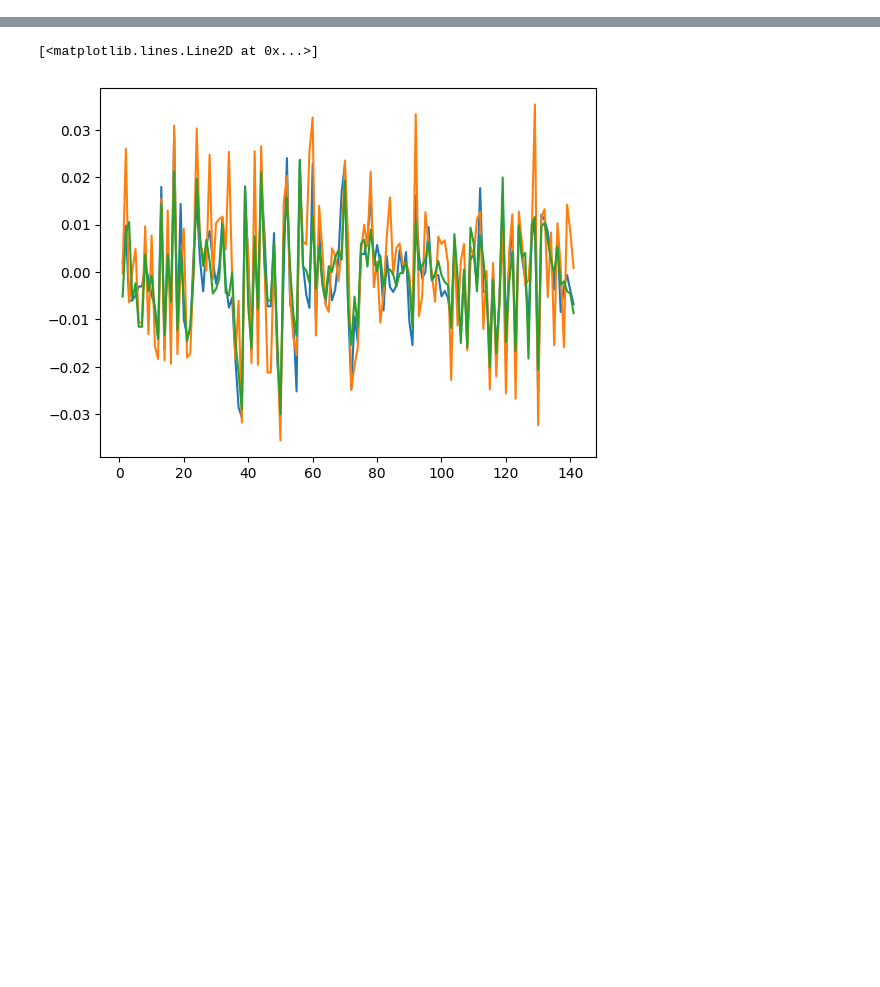
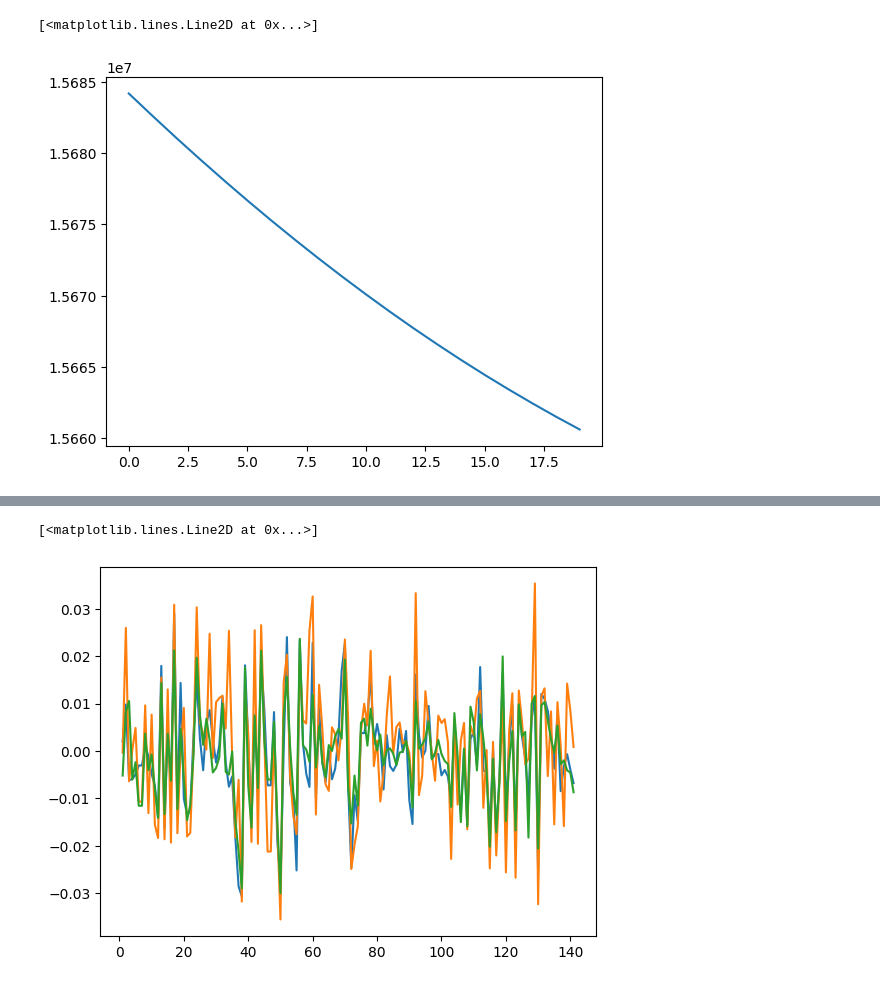
Before and after one commit to Matteus1904/portfolio_opt_regelum, a Jupyter notebook: experiments.ipynb, the cells around one changed output, grey strips where cells are left out. Saved outputs shown, nothing was run; the diff lists cells and outputs as text; code cells hidden in the pictures; blank space fills up the shorter version.

```diff
--- a/experiments.ipynb
+++ b/experiments.ipynb
@@ -6 +36,8 @@ from scipy.stats import ttest_ind
+# %%
+critic = pd.read_hdf('regelum_data/outputs/2024-04-17/14-50-59/0/.callbacks/ObjectiveSaver/B. Critic objective. It 00500.h5')
+# %%
+plt.plot(critic.objective)
+# %% [output]
+[<matplotlib.lines.Line2D at 0x...>]
+[figure, added]
 # %%
```
Also changed, not shown: parts of 10 cells of this notebook, 14 other files.
